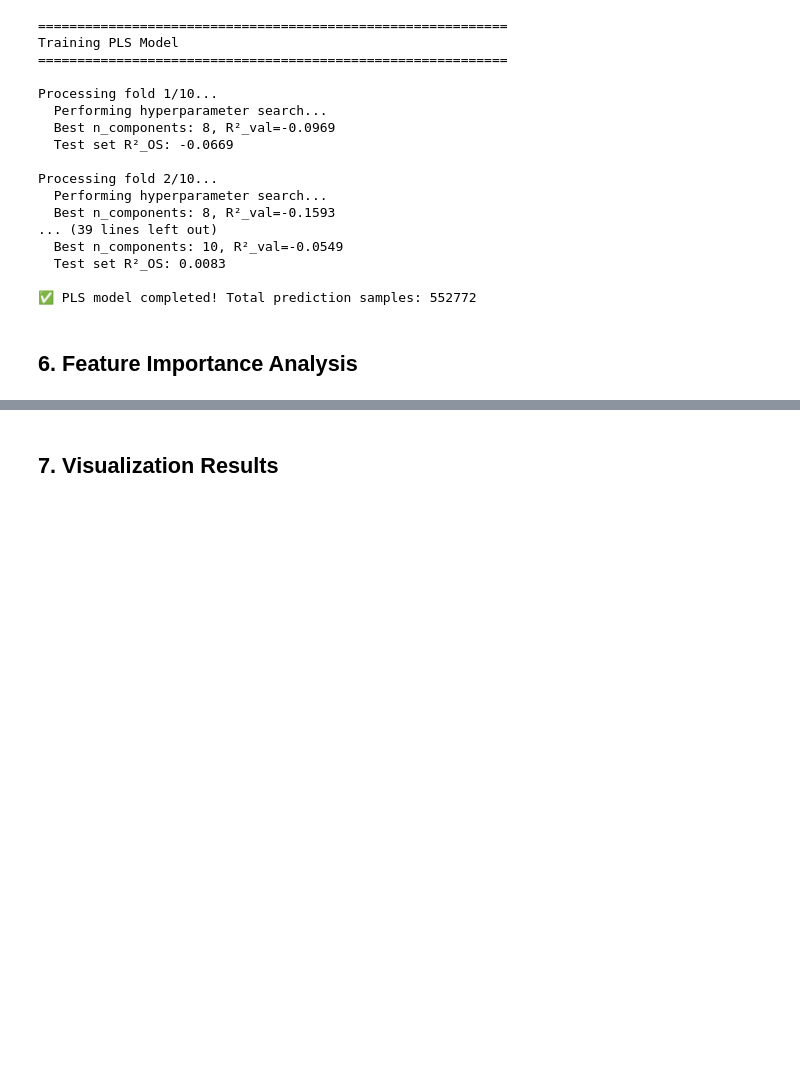
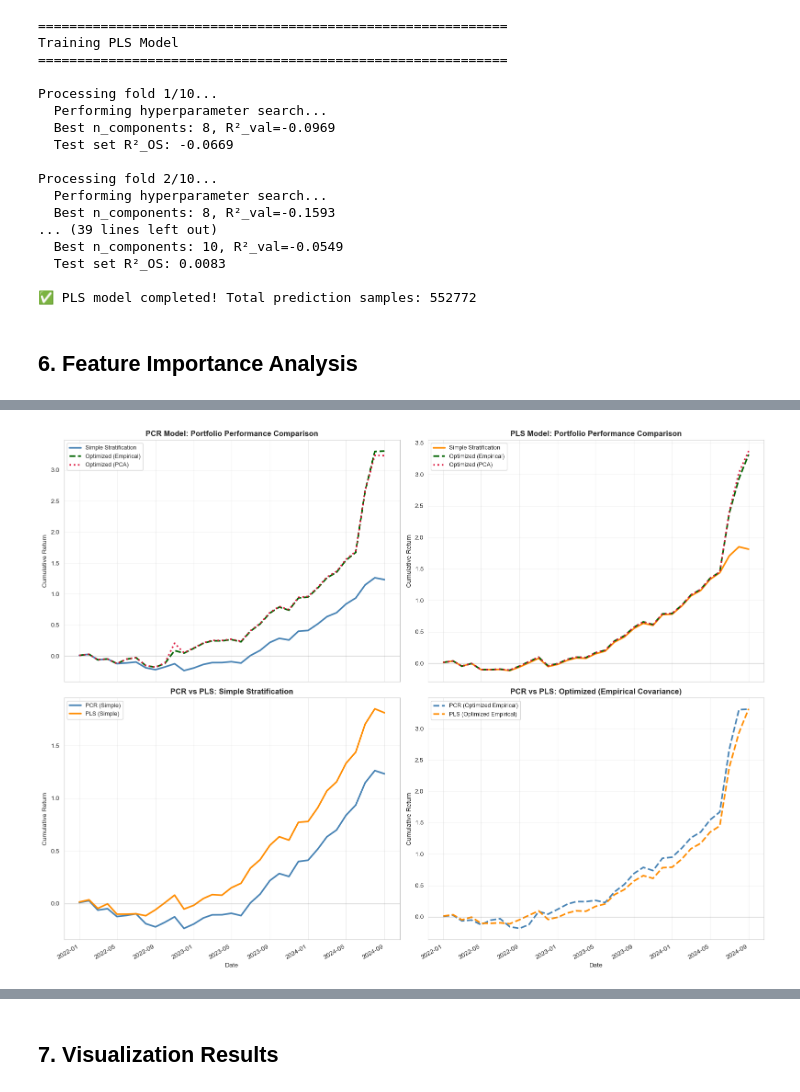
Before and after one commit to KevinG273/IEOR4576_Project, a Jupyter notebook: 6_PLS_PCR_Model.ipynb, the cells around one changed output, grey strips where cells are left out. Drawn from its saved outputs; the diff is of its cells as text; code cells hidden in the pictures; blank space fills up the shorter version.

```diff
--- a/6_PLS_PCR_Model.ipynb
+++ b/6_PLS_PCR_Model.ipynb
@@ -530,0 +863,86 @@ turnover_126d       : coefficient= -0.0010, importance=  0.0010
+# %%
+# ============================================================================
+# Visualize Cumulative Returns Comparison
+# ============================================================================
+fig, axes = plt.subplots(2, 2, figsize=(16, 12))
+
+# PCR: Simple vs Optimized
+pcr_portfolio['cumulative_return'] = (1 + pcr_portfolio['long_short']).cumprod() - 1
+pcr_portfolio_opt_empirical['cumulative_return'] = (1 + pcr_portfolio_opt_empirical['long_short']).cumprod() - 1
+pcr_portfolio_opt_pca['cumulative_return'] = (1 + pcr_portfolio_opt_pca['long_short']).cumprod() - 1
+
+axes[0, 0].plot(pcr_portfolio['date'], pcr_portfolio['cumulative_return'],
+                linewidth=2.5, label='Simple Stratification', color='steelblue')
+axes[0, 0].plot(pcr_portfolio_opt_empirical['date'], pcr_portfolio_opt_empirical['cumulative_return'],
+                linewidth=2.5, label='Optimized (Empirical)', color='darkgreen', linestyle='--')
+axes[0, 0].plot(pcr_portfolio_opt_pca['date'], pcr_portfolio_opt_pca['cumulative_return'],
+                linewidth=2.5, label='Optimized (PCA)', color='crimson', linestyle=':')
+axes[0, 0].set_title('PCR Model: Portfolio Performance Comparison', fontsize=12, fontweight='bold')
+axes[0, 0].set_xlabel('Date', fontsize=10)
+axes[0, 0].set_ylabel('Cumulative Return', fontsize=10)
+axes[0, 0].grid(True, alpha=0.3)
+axes[0, 0].axhline(y=0, color='gray', linestyle='-', alpha=0.3, linewidth=1)
+axes[0, 0].legend(fontsize=9, loc='best')
+fig.autofmt_xdate()
+
+# PLS: Simple vs Optimized
+pls_portfolio['cumulative_return'] = (1 + pls_portfolio['long_short']).cumprod() - 1
+pls_portfolio_opt_empirical['cumulative_return'] = (1 + pls_portfolio_opt_empirical['long_short']).cumprod() - 1
+pls_portfolio_opt_pca['cumulative_return'] = (1 + pls_portfolio_opt_pca['long_short']).cumprod() - 1
+
+axes[0, 1].plot(pls_portfolio['date'], pls_portfolio['cumulative_return'],
+                linewidth=2.5, label='Simple Stratification', color='darkorange')
+axes[0, 1].plot(pls_portfolio_opt_empirical['date'], pls_portfolio_opt_empirical['cumulative_return'],
+                linewidth=2.5, label='Optimized (Empirical)', color='darkgreen', linestyle='--')
+axes[0, 1].plot(pls_portfolio_opt_pca['date'], pls_portfolio_opt_pca['cumulative_return'],
+                linewidth=2.5, label='Optimized (PCA)', color='crimson', linestyle=':')
+axes[0, 1].set_title('PLS Model: Portfolio Performance Comparison', fontsize=12, fontweight='bold')
+axes[0, 1].set_xlabel('Date', fontsize=10)
+axes[0, 1].set_ylabel('Cumulative Return', fontsize=10)
+axes[0, 1].grid(True, alpha=0.3)
+axes[0, 1].axhline(y=0, color='gray', linestyle='-', alpha=0.3, linewidth=1)
+axes[0, 1].legend(fontsize=9, loc='best')
+fig.autofmt_xdate()
+
+# PCR vs PLS: Simple Stratification
+axes[1, 0].plot(pcr_portfolio['date'], pcr_portfolio['cumulative_return'],
+                linewidth=2.5, label='PCR (Simple)', color='steelblue')
+axes[1, 0].plot(pls_portfolio['date'], pls_portfolio['cumulative_return'],
+                linewidth=2.5, label='PLS (Simple)', color='darkorange')
+axes[1, 0].set_title('PCR vs PLS: Simple Stratification', fontsize=12, fontweight='bold')
+axes[1, 0].set_xlabel('Date', fontsize=10)
+axes[1, 0].set_ylabel('Cumulative Return', fontsize=10)
+axes[1, 0].grid(True, alpha=0.3)
+axes[1, 0].axhline(y=0, color='gray', linestyle='-', alpha=0.3, linewidth=1)
+axes[1, 0].legend(fontsize=9, loc='best')
+fig.autofmt_xdate()
+
+# PCR vs PLS: Optimized (Empirical)
+axes[1, 1].plot(pcr_portfolio_opt_empirical['date'], pcr_portfolio_opt_empirical['cumulative_return'],
+                linewidth=2.5, label='PCR (Optimized Empirical)', color='steelblue', linestyle='--')
+axes[1, 1].plot(pls_portfolio_opt_empirical['date'], pls_portfolio_opt_empirical['cumulative_return'],
+                linewidth=2.5, label='PLS (Optimized Empirical)', color='darkorange', linestyle='--')
+axes[1, 1].set_title('PCR vs PLS: Optimized (Empirical Covariance)', fontsize=12, fontweight='bold')
+axes[1, 1].set_xlabel('Date', fontsize=10)
+axes[1, 1].set_ylabel('Cumulative Return', fontsize=10)
+axes[1, 1].grid(True, alpha=0.3)
+axes[1, 1].axhline(y=0, color='gray', linestyle='-', alpha=0.3, linewidth=1)
+axes[1, 1].legend(fontsize=9, loc='best')
+fig.autofmt_xdate()
+
+plt.tight_layout()
+plt.show()
+
+print("\n📊 Final Cumulative Returns Summary:")
+print("=" * 80)
+print("PCR Model:")
+print(f"   Simple Stratification: {pcr_portfolio['cumulative_return'].iloc[-1]:.2%}")
+print(f"   Optimized (Empirical): {pcr_portfolio_opt_empirical['cumulative_return'].iloc[-1]:.2%}")
+print(f"   Optimized (PCA):       {pcr_portfolio_opt_pca['cumulative_return'].iloc[-1]:.2%}")
+print("\nPLS Model:")
+print(f"   Simple Stratification: {pls_portfolio['cumulative_return'].iloc[-1]:.2%}")
+print(f"   Optimized (Empirical): {pls_portfolio_opt_empirical['cumulative_return'].iloc[-1]:.2%}")
+print(f"   Optimized (PCA):       {pls_portfolio_opt_pca['cumulative_return'].iloc[-1]:.2%}")
+print("=" * 80)
+# %% [output]
+[figure, added]
```
Also changed, not shown: parts of 8 cells of this notebook, 8 other files.
